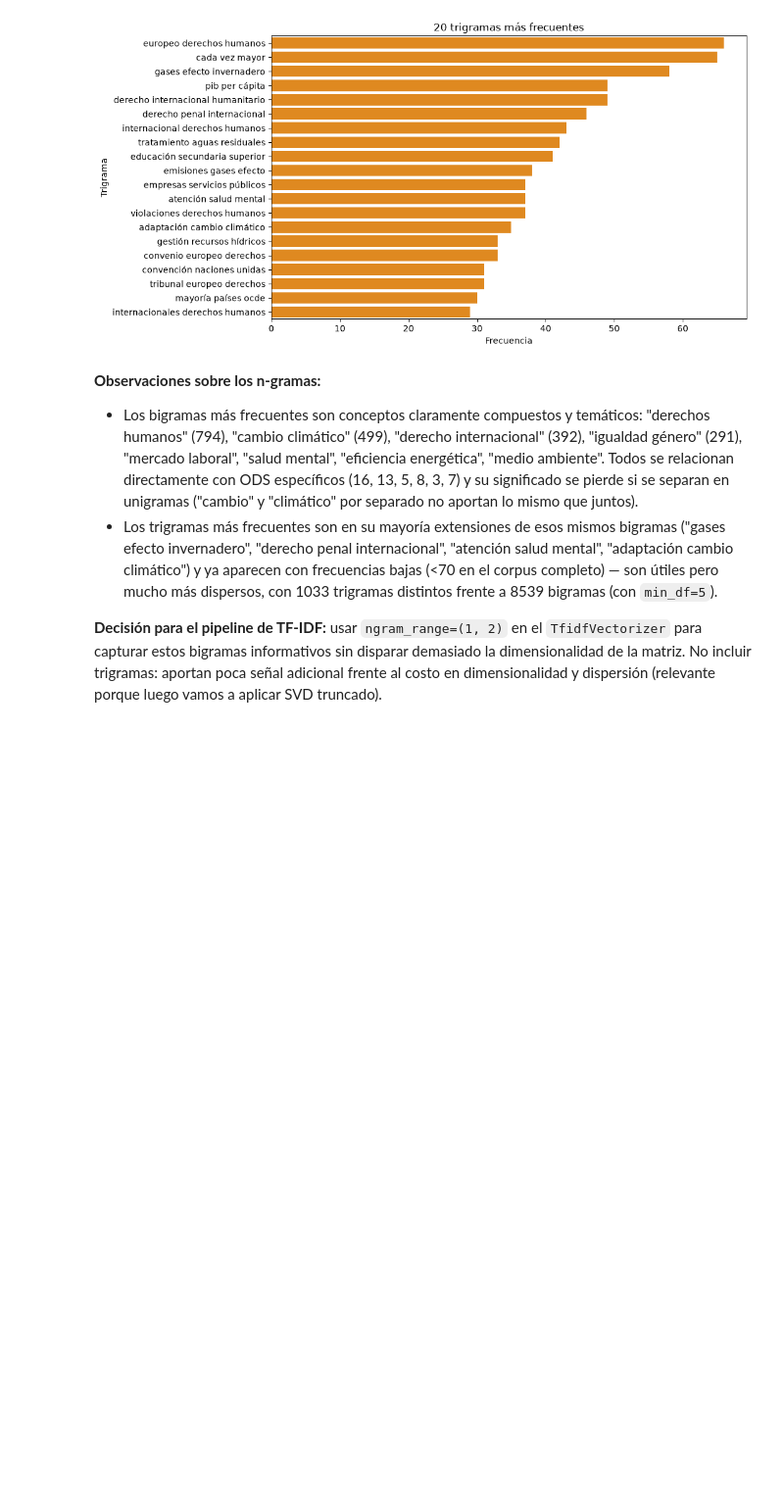
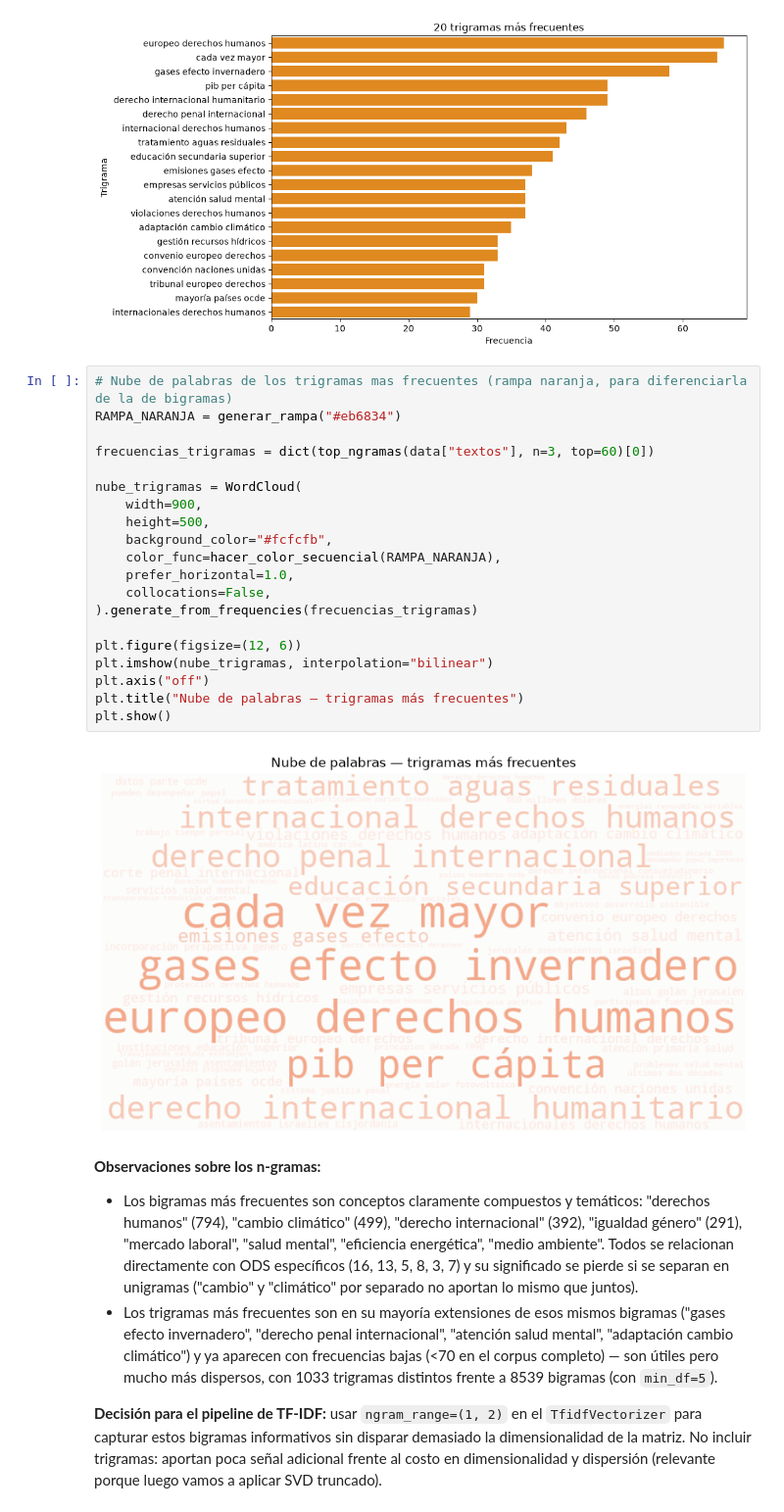
Before and after one commit to CarlosOrtiz-21/Topicos_ODS, a Jupyter notebook: Notebook/microproyecto_2.ipynb, the cells around one changed output. Shown at 98% size. Drawn from its saved outputs; the diff is of its cells as text; blank space fills up the shorter version.

```diff
--- a/Notebook/microproyecto_2.ipynb
+++ b/Notebook/microproyecto_2.ipynb
@@ -283,6 +328,28 @@ plt.show()
 # %% [output]
 Trigramas distintos (min_df=5): 1033
 [figure]
+# %%
+# Nube de palabras de los trigramas mas frecuentes (rampa naranja, para diferenciarla de la de bigramas)
+RAMPA_NARANJA = generar_rampa("#eb6834")
+
+frecuencias_trigramas = dict(top_ngramas(data["textos"], n=3, top=60)[0])
+
+nube_trigramas = WordCloud(
+    width=900,
+    height=500,
+    background_color="#fcfcfb",
+    color_func=hacer_color_secuencial(RAMPA_NARANJA),
+    prefer_horizontal=1.0,
+    collocations=False,
+).generate_from_frequencies(frecuencias_trigramas)
+
+plt.figure(figsize=(12, 6))
+plt.imshow(nube_trigramas, interpolation="bilinear")
+plt.axis("off")
+plt.title("Nube de palabras — trigramas más frecuentes")
+plt.show()
+# %% [output]
+[figure, added]
 # %% [markdown]
 **Observaciones sobre los n-gramas:**
 
```
Also changed, not shown: parts of 4 cells of this notebook, 3 other files.
